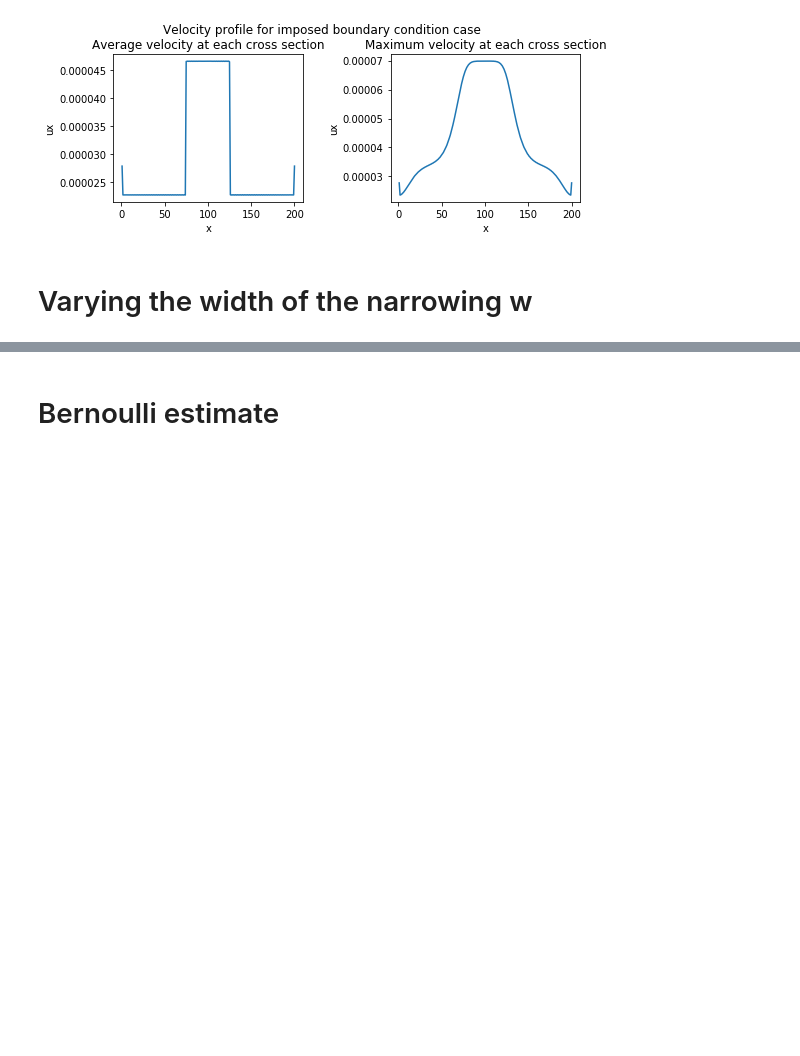
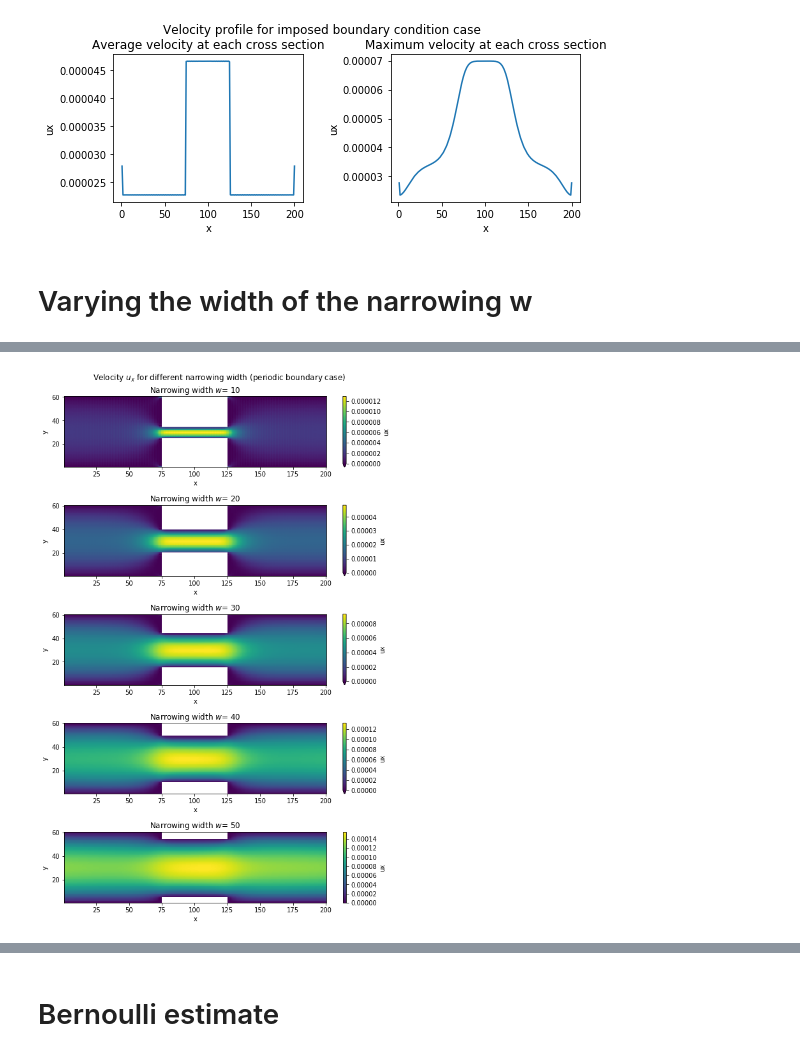
Before and after one commit to iacs-ac290r-2019-2/homework, a Jupyter notebook: HW2/JiaweiZhuang/use_LBM_solver.ipynb, the cells around one changed output, grey strips where cells are left out. Drawn from its saved outputs; the diff is of its cells as text; code cells hidden in the pictures; blank space fills up the shorter version.

Commit message:
Different narrowing width tests (complete plotting code)

```diff
--- a/HW2/JiaweiZhuang/use_LBM_solver.ipynb
+++ b/HW2/JiaweiZhuang/use_LBM_solver.ipynb
@@ -379,0 +342,4 @@ ds_w50['ux'].plot(vmin=0, ax=axes[4])
+# %%
+ds_case1_ws = xr.open_mfdataset('lbm_bc1_w*_omega1.0_force1e-08_nt8000.nc', concat_dim='width')
+ds_case1_ws['width'] = [10, 20, 30, 40, 50]
+ds_case1_ws
@@ -379,0 +358,12 @@ ds_w50['ux'].plot(vmin=0, ax=axes[4])
+# %%
+fig, axes = plt.subplots(5, 1, figsize=[8, 12])
+
+for iw in range(5):
+    ds_case1_ws['ux'].isel(width=iw).plot(vmin=0 ,ax=axes[iw])
+    axes[iw].set_title('Narrowing width $w$= {0}'.format(ds_case1_ws['width'][iw].values))
+
+fig.tight_layout()
+fig.suptitle('Velocity $u_x$ for different narrowing width (periodic boundary case)', y=1.01)
+fig.savefig('case1_ux_different_width.png', dpi=200, bbox_inches='tight')
+# %% [output]
+[figure, added]
```
Also changed, not shown: parts of 23 cells of this notebook.
